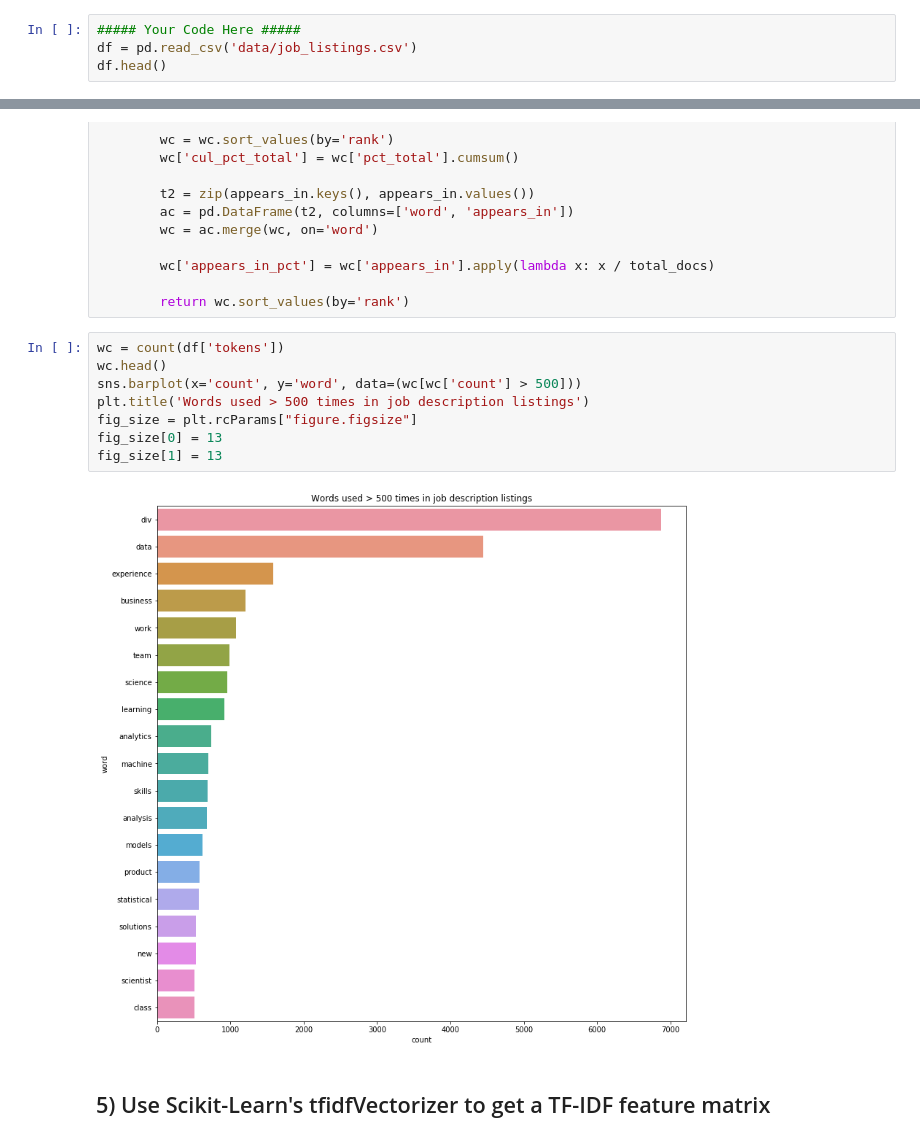
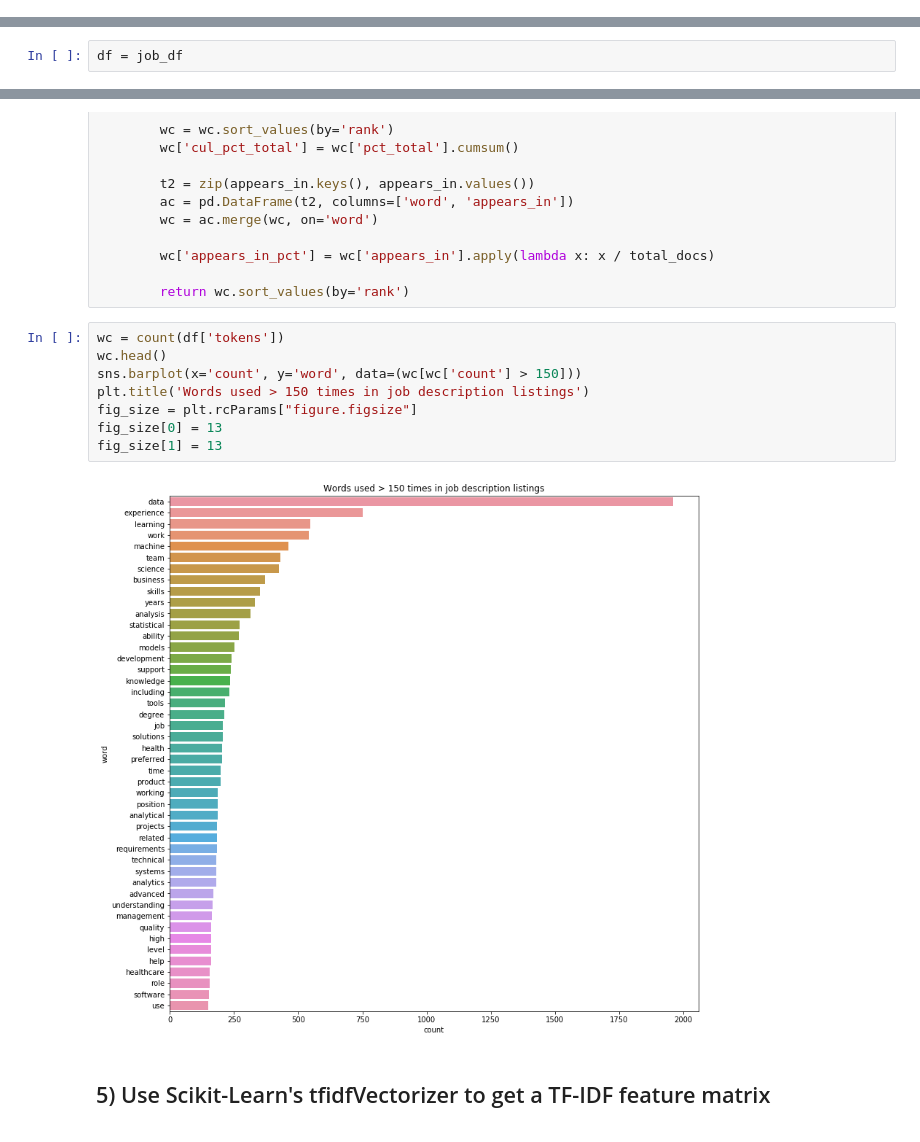
Before and after one commit to ocalzada/DS-Unit-4-Sprint-1-NLP, a Jupyter notebook: module2-vector-representations/LS_DS_412_Vector_Representations_Assignment.ipynb, the cells around one changed output, grey strips where cells are left out. Cells and saved outputs as stored; diff of their text form.

```diff
--- a/module2-vector-representations/LS_DS_412_Vector_Representations_Assignment.ipynb
+++ b/module2-vector-representations/LS_DS_412_Vector_Representations_Assignment.ipynb
@@ -33,7 +33,3 @@ At a minimum your final dataframe of job listings should contain
 - Job Description
 
 If you choose to not to scrape the data, there is a CSV with outdated data in the directory. Remeber, if you scrape Indeed, you're helping yourself find a job. ;)
-# %%
-##### Your Code Here #####
-df = pd.read_csv('data/job_listings.csv')
-df.head()
@@ -89,6 +145,8 @@ def clean(text):
     text = " ".join(stemmed_words)
 
     return text
+# %%
+df = job_df
 # %% [markdown]
 ## 2) Use Spacy to tokenize / clean the listings
 # %%
@@ -186,13 +243,13 @@ def count(docs):
 # %%
 wc = count(df['tokens'])
 wc.head()
-sns.barplot(x='count', y='word', data=(wc[wc['count'] > 500]))
-plt.title('Words used > 500 times in job description listings')
+sns.barplot(x='count', y='word', data=(wc[wc['count'] > 150]))
+plt.title('Words used > 150 times in job description listings')
 fig_size = plt.rcParams["figure.figsize"]
 fig_size[0] = 13
 fig_size[1] = 13
 # %% [output]
-[figure, old version]
+[figure, new version]
 # %% [markdown]
 ## 5) Use Scikit-Learn's tfidfVectorizer to get a TF-IDF feature matrix
 # %%
```
Also changed, not shown: parts of 12 cells of this notebook.
